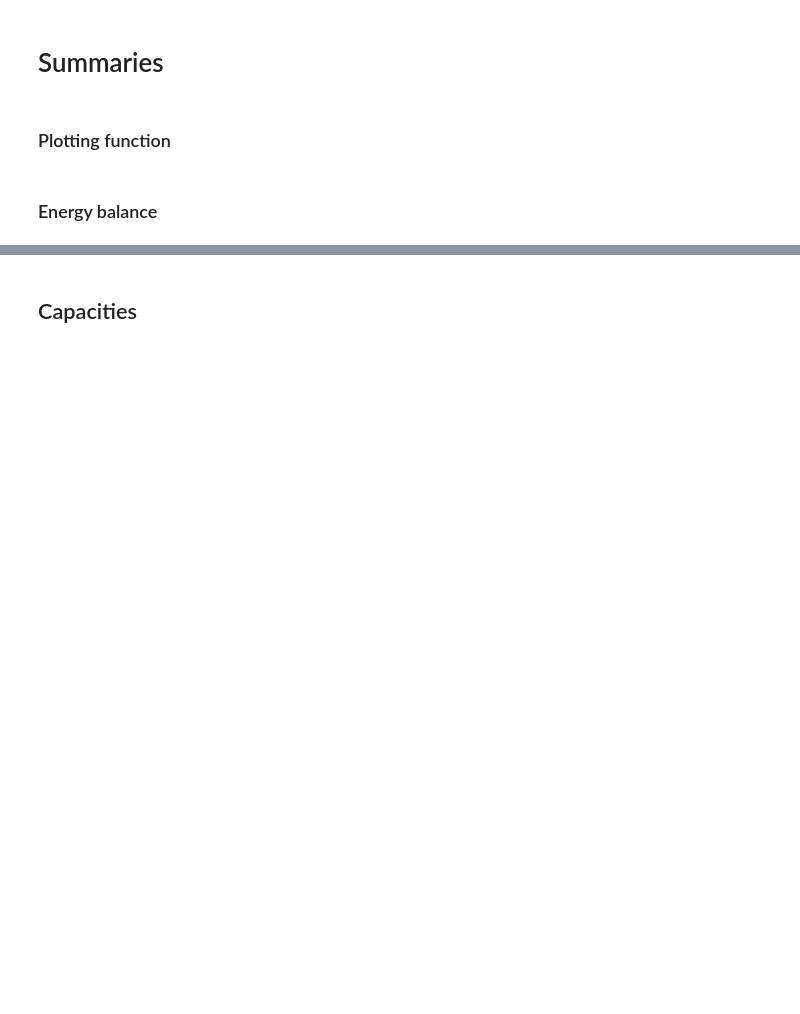
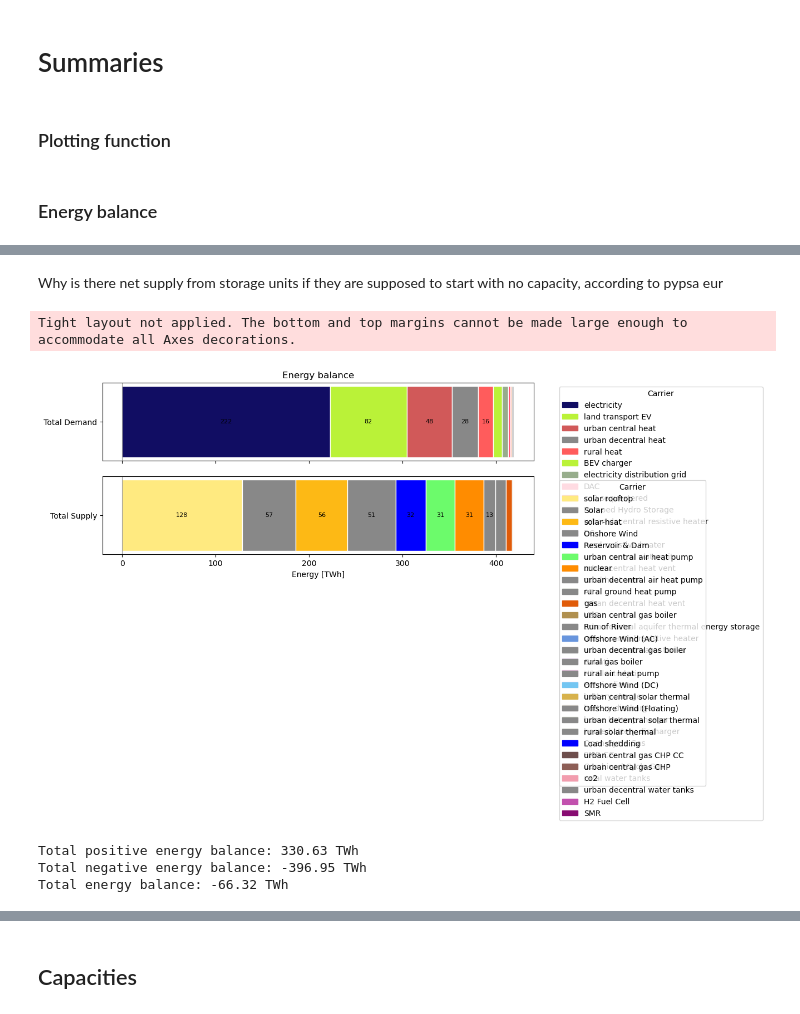
Before and after one commit to ayshaC/pypsa-eur, a Jupyter notebook: analysis/graph_network.ipynb, the cells around one changed output, grey strips where cells are left out. Drawn from its saved outputs; the diff is of its cells as text; code cells hidden in the pictures; blank space fills up the shorter version.

```diff
--- a/analysis/graph_network.ipynb
+++ b/analysis/graph_network.ipynb
@@ -731,0 +438,58 @@ Total energy balance: 236.31 TWh
+# %% [markdown]
+Why is there net supply from storage units if they are supposed to start with no capacity, according to pypsa eur
+# %%
+eb = n[sample].statistics.energy_balance().groupby('carrier').sum()
+supply = eb[eb>0] / 1e6
+
+demand = -eb[eb<0] / 1e6
+supply
+
+
+# energy_balance = n["de_2050_imports"].statistics.energy_balance()
+
+# supply_by_carrier = energy_balance['Generator'].groupby('carrier').sum()/1e6
+# demand_by_carrier = -energy_balance['Load'].groupby('carrier').sum()/1e6
+
+fig, ax = plt.subplots(2, 1, figsize=(10, 4), sharex=True)
+
+
+
+stacked_barh_signed(
+    demand,
+    ax[0],
+    tech_colors=tech_colors,
+    nice_names=nice_names,
+    y_label="Total Demand",
+)
+
+stacked_barh_signed(
+    supply,
+    ax[1],
+    tech_colors=tech_colors,
+    nice_names=nice_names,
+    y_label="Total Supply",
+)
+
+# Enforce common x-limit across both plots
+enforce_common_xlim(ax, [demand, supply])
+
+ax[0].set_title("Energy balance")
+ax[-1].set_xlabel("Energy [TWh]")
+plt.tight_layout()
+plt.show()
+
+# print total energy balance for generators and loads
+include = ["Generator", "Load"]
+stats = n[sample].statistics()
+energy_flows = stats[stats.index.isin(include, level=0)]
+pos_energy = energy_flows.loc[energy_flows["Energy Balance"] > 0]["Energy Balance"]
+neg_energy = energy_flows.loc[energy_flows["Energy Balance"] < 0]["Energy Balance"]
+print(f"Total positive energy balance: {sum(pos_energy) / 1e6:.2f} TWh")
+print(f"Total negative energy balance: {sum(neg_energy) / 1e6:.2f} TWh")
+print(f"Total energy balance: {energy_flows['Energy Balance'].sum() / 1e6:.2f} TWh")
+# %% [output]
+Tight layout not applied. The bottom and top margins cannot be made large enough to accommodate all Axes decorations.
+[figure, added]
+Total positive energy balance: 330.63 TWh
+Total negative energy balance: -396.95 TWh
+Total energy balance: -66.32 TWh
```
Also changed, not shown: parts of 79 cells of this notebook, 4 other files.
